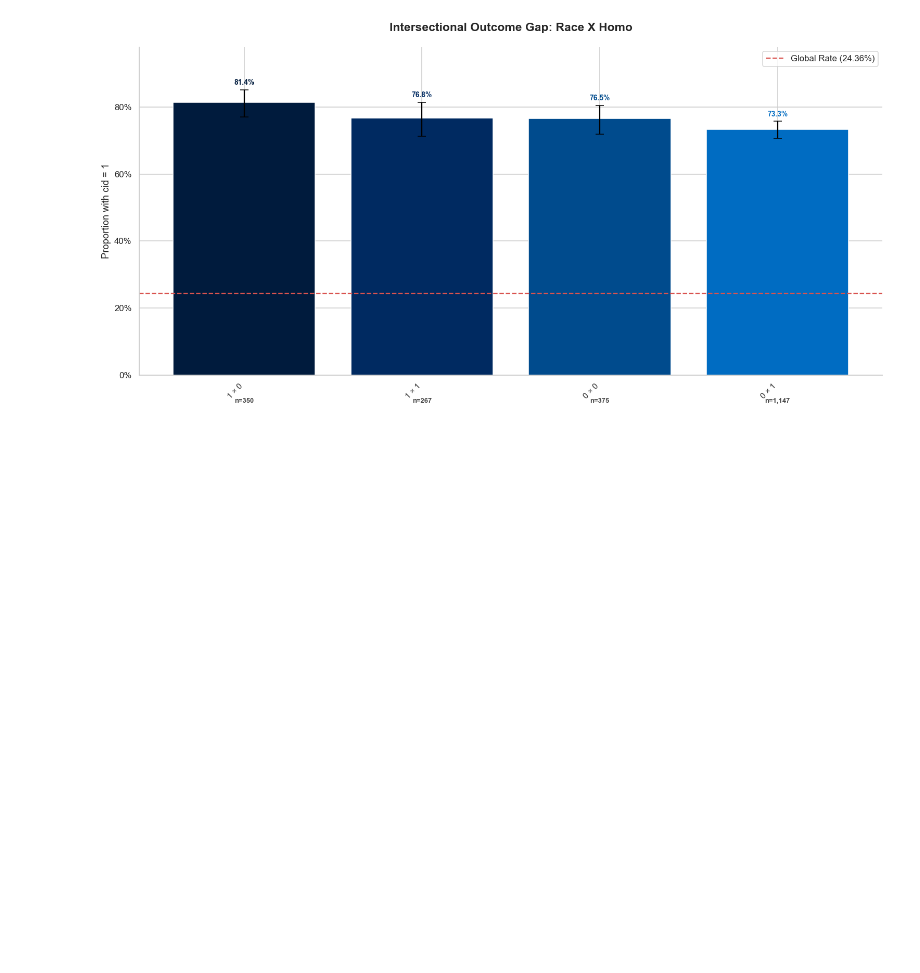
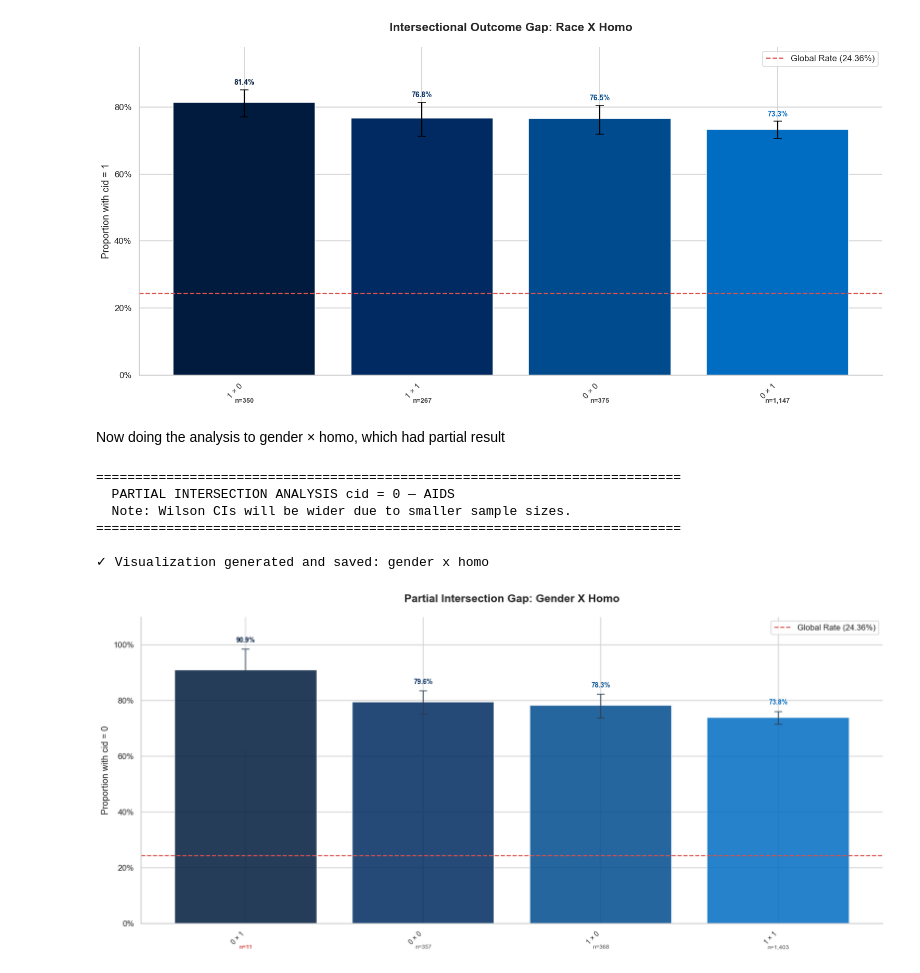
Before and after one commit to asvarella/intersectional-bias-fairness-healthcare, a Jupyter notebook: notebooks/aids_intersectional_analysis.ipynb, the cells around one changed output. Drawn from its saved outputs; the diff is of its cells as text; code cells hidden in the pictures; blank space fills up the shorter version.

Commit message:
feat: finish block 3

```diff
--- a/notebooks/aids_intersectional_analysis.ipynb
+++ b/notebooks/aids_intersectional_analysis.ipynb
@@ -415,3 +415,83 @@ for intersection in PRIMARY_INTERSECTIONS:
 [figure]
 ✓ Visualization generated and saved: race x homo
 [figure]
+# %% [markdown]
+Now doing the analysis to gender × homo, which had partial result
+# %%
+PARTIAL_INTERSECTIONS = [
+    'gender x homo'
+]
+
+
+print(f"{'='*75}")
+print(f"  PARTIAL INTERSECTION ANALYSIS cid = 0 — {DATASET_NAME}")
+print(f"  Note: Wilson CIs will be wider due to smaller sample sizes.")
+print(f"{'='*75}\n")
+
+global_rate = df_pp[TARGET_COL].mean()
+
+for intersection in PARTIAL_INTERSECTIONS:
+    attrs = intersection.split(' x ')
+    col_name = '_x_'.join(attrs)
+
+    df_pp[col_name] = df_pp[attrs].astype(str).apply(lambda row: ' × '.join(row.values), axis=1)
+
+    label_stats = subgroup_label_stats(df_pp, col_name, TARGET_COL, FAVORABLE_LABEL)
+
+    fig, ax = plt.subplots(figsize=(15, 7))
+    label_stats = label_stats.sort_values("favorable_rate", ascending=False)
+
+    x = range(len(label_stats))
+    palette_cycle = [LAB_PALETTE_CATEGORICAL[i % len(LAB_PALETTE_CATEGORICAL)] for i in range(len(label_stats))]
+
+    bars = ax.bar(x, label_stats["favorable_rate"], color=palette_cycle, edgecolor="white", zorder=2, alpha=0.85)
+
+    ax.errorbar(x, label_stats["favorable_rate"],
+                yerr=[label_stats["favorable_rate"] - label_stats["IC_low"],
+                      label_stats["IC_high"] - label_stats["favorable_rate"]],
+                fmt="none", color="#2c3e50", capsize=5, linewidth=1.2, zorder=3)
+
+    ax.axhline(global_rate, color="#d9534f", linestyle="--", linewidth=1.5,
+               label=f"Global Rate ({global_rate:.2%})")
+
+    ax.set_xticks(x)
+    ax.set_xticklabels(label_stats["subgroup"], rotation=45, ha="right", fontsize=9)
+    ax.yaxis.set_major_formatter(mticker.PercentFormatter(xmax=1))
+    ax.set_title(f"Partial Intersection Gap: {intersection.title()}", fontsize=15, fontweight='bold', pad=20)
+    ax.set_ylabel("Proportion with cid = 0", fontsize=12)
+
+    ax.set_ylim(0, 1.1)
+    ax.legend(loc='upper right')
+
+    for i, (idx, row) in enumerate(label_stats.iterrows()):
+
+        n_color = "#d9534f" if row['n'] < MIN_SUBGROUP_COUNT else "#555555"
+        n_weight = 'bold' if row['n'] < MIN_SUBGROUP_COUNT else 'normal'
+
+        ax.text(i, -0.07, f"n={int(row['n']):,}",
+                ha="center", va="top",
+                fontsize=8, color=n_color, fontweight=n_weight,
+                transform=ax.get_xaxis_transform())
+
+        percentage = f"{row['favorable_rate']:.1%}"
+        ax.text(i, row['IC_high'] + 0.02, percentage,
+                ha='center', va='bottom',
+                fontsize=9, fontweight='bold',
+                color=palette_cycle[i % len(palette_cycle)])
+
+    plt.tight_layout()
+
+    fig_name = f"{DATASET_NAME.replace(' ','_')}_block3_PARTIAL_{col_name}.png"
+    save_path = DATA_PATH / f"intersectional_analysis/{fig_name}"
+    plt.savefig(save_path, bbox_inches="tight", dpi=300)
+
+    print(f"✓ Visualization generated and saved: {intersection}")
+    plt.show()
+# %% [output]
+===========================================================================
+  PARTIAL INTERSECTION ANALYSIS cid = 0 — AIDS
+  Note: Wilson CIs will be wider due to smaller sample sizes.
+===========================================================================
+
+✓ Visualization generated and saved: gender x homo
+[figure, added]
```
Also changed, not shown: parts of 1 cell of this notebook, 1 other file.
